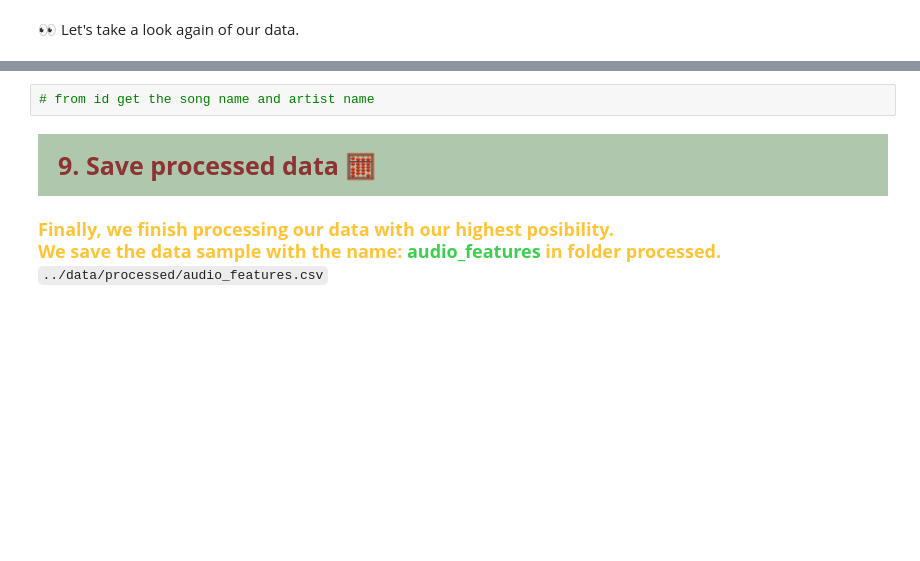
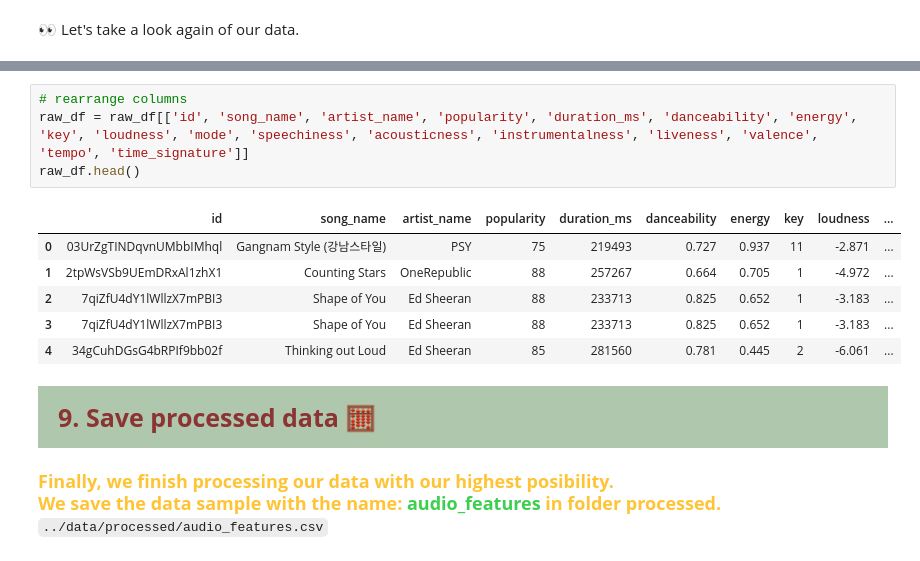
Before and after one commit to danghuynh-bit/youtube_project_DS, a Jupyter notebook: notebooks/2.2_Prepocessing.ipynb, the cells around one changed output, grey strips where cells are left out. Drawn from its saved outputs; the diff is of its cells as text; blank space fills up the shorter version.

```diff
--- a/notebooks/2.2_Prepocessing.ipynb
+++ b/notebooks/2.2_Prepocessing.ipynb
@@ -454,5 +463,14 @@ raw_df
 # %%
-# from id get the song name and artist name
+# rearrange columns
+raw_df = raw_df[['id', 'song_name', 'artist_name', 'popularity', 'duration_ms', 'danceability', 'energy', 'key', 'loudness', 'mode', 'speechiness', 'acousticness', 'instrumentalness', 'liveness', 'valence', 'tempo', 'time_signature']]
+raw_df.head()
+# %% [output]
+|  | id | song_name | artist_name | popularity | duration_ms | danceability | energy | key | loudness | ... |
+| 0 | 03UrZgTINDqvnUMbbIMhql | Gangnam Style (강남스타일) | PSY | 75 | 219493 | 0.727 | 0.937 | 11 | -2.871 | ... |
+| 1 | 2tpWsVSb9UEmDRxAl1zhX1 | Counting Stars | OneRepublic | 88 | 257267 | 0.664 | 0.705 | 1 | -4.972 | ... |
+| 2 | 7qiZfU4dY1lWllzX7mPBI3 | Shape of You | Ed Sheeran | 88 | 233713 | 0.825 | 0.652 | 1 | -3.183 | ... |
+| 3 | 7qiZfU4dY1lWllzX7mPBI3 | Shape of You | Ed Sheeran | 88 | 233713 | 0.825 | 0.652 | 1 | -3.183 | ... |
+| 4 | 34gCuhDGsG4bRPIf9bb02f | Thinking out Loud | Ed Sheeran | 85 | 281560 | 0.781 | 0.445 | 2 | -6.061 | ... |
 # %% [markdown]
 <div style="text-align: left; font-family: 'Trebuchet MS', Arial, sans-serif; color: #8C3333; padding: 20px; font-size: 25px; font-weight: bold; border-radius: 0 0 0 0; background-color: #AFC8AD">
   9. Save processed data 🧮
```
Also changed, not shown: parts of 14 cells of this notebook, 2 other files.
